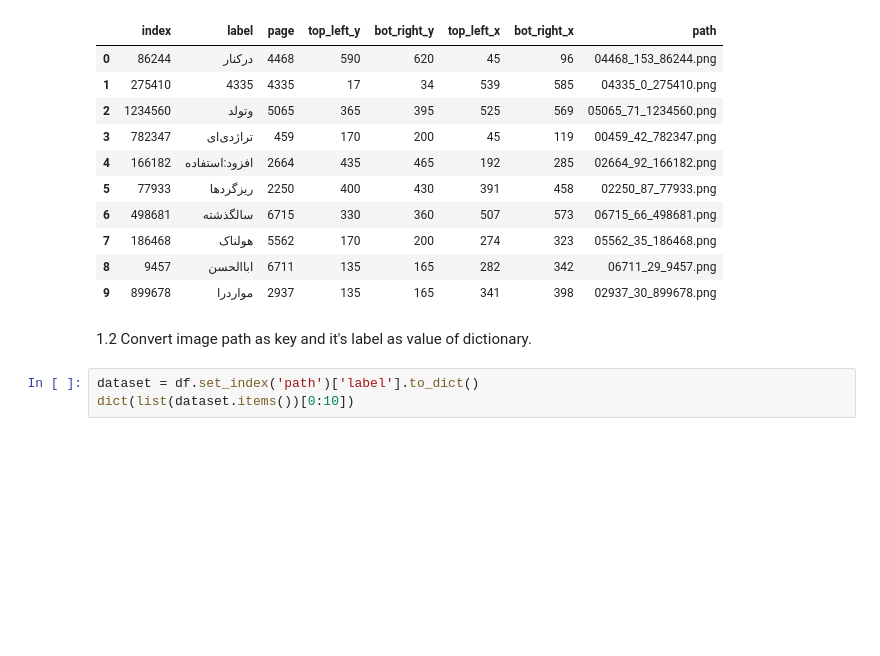
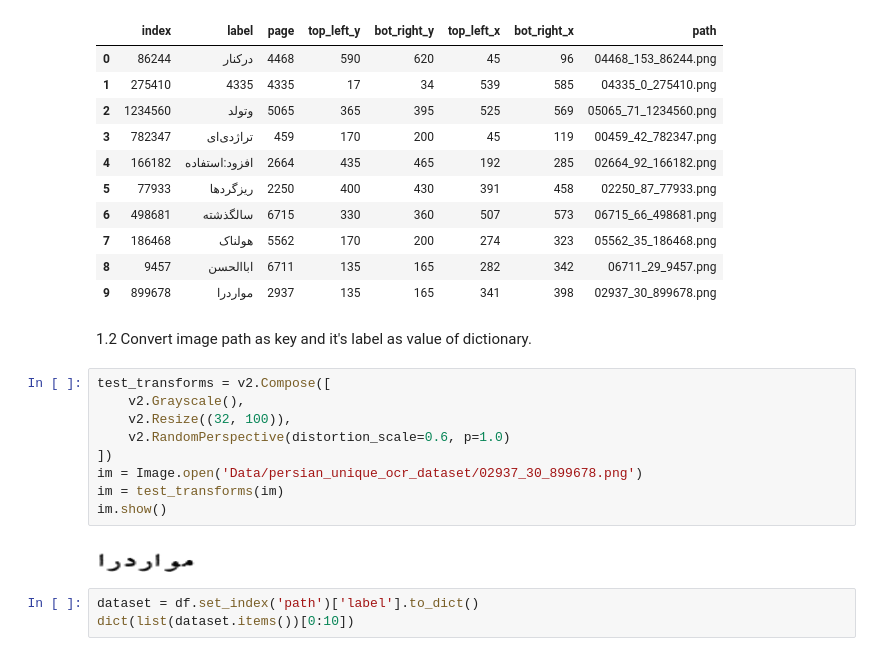
Before and after one commit to arman-hm/ParseText, a Jupyter notebook: Train_persian_OCR.ipynb, the cells around one changed output. Saved outputs shown, nothing was run; the diff lists cells and outputs as text; blank space fills up the shorter version.

```diff
--- a/Train_persian_OCR.ipynb
+++ b/Train_persian_OCR.ipynb
@@ -57,6 +60,17 @@ df.head(10)
 | 9 | 899678 | مواردرا | 2937 | 135 | 165 | 341 | 398 | 02937_30_899678.png |
 # %% [markdown]
 1.2 Convert image path as key and it's label as value of dictionary.
+# %%
+test_transforms = v2.Compose([
+    v2.Grayscale(),
+    v2.Resize((32, 100)),
+    v2.RandomPerspective(distortion_scale=0.6, p=1.0)
+])
+im = Image.open('Data/persian_unique_ocr_dataset/02937_30_899678.png')
+im = test_transforms(im)
+im.show()
+# %% [output]
+[figure, added]
 # %%
 dataset = df.set_index('path')['label'].to_dict()
 dict(list(dataset.items())[0:10])
```
Also changed, not shown: parts of 19 cells of this notebook.
